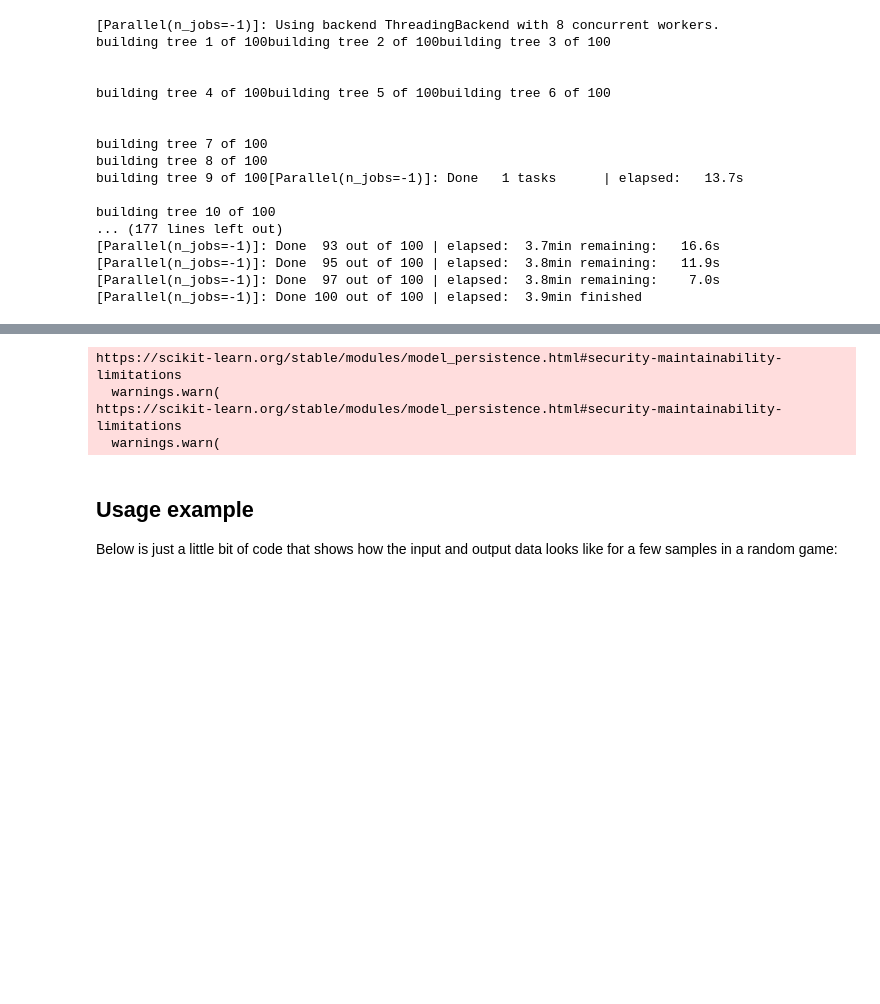
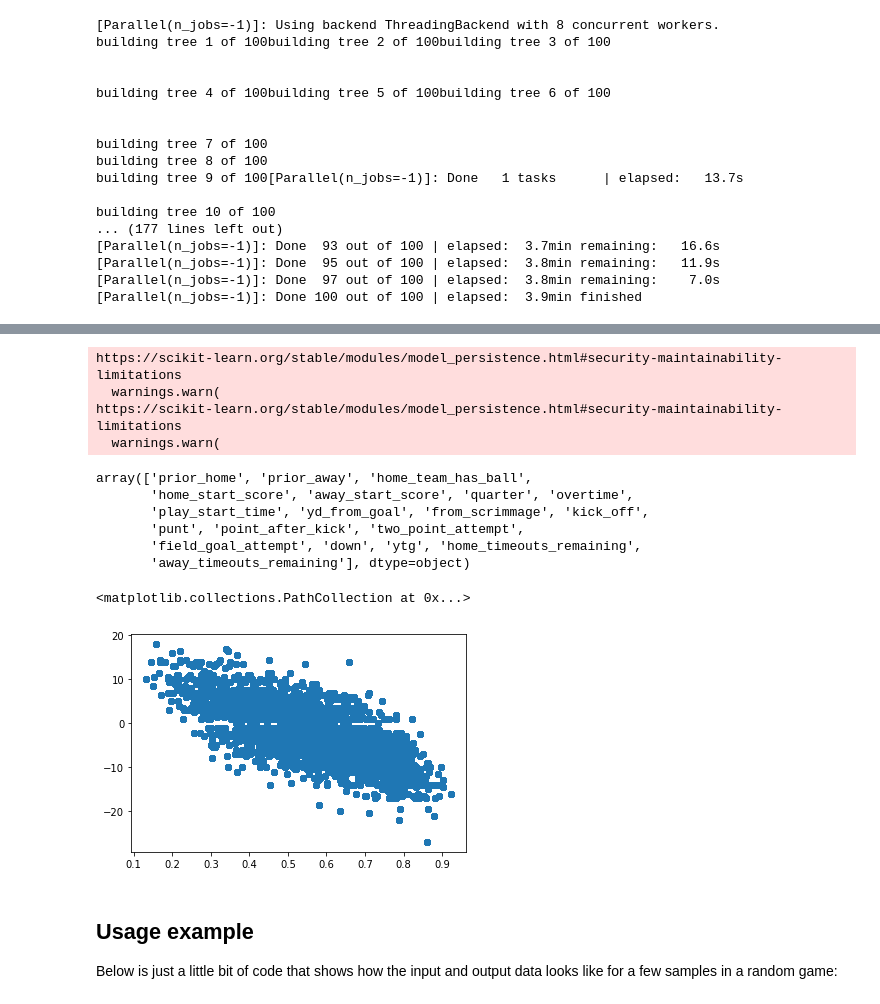
Before and after one commit to lucas-haupt/nfl-live-win-probability, a Jupyter notebook: notebooks/2_game_score_stored_model.ipynb, the cells around one changed output, grey strips where cells are left out. Saved outputs shown, nothing was run; the diff lists cells and outputs as text; code cells hidden in the pictures; blank space fills up the shorter version.

```diff
--- a/notebooks/2_game_score_stored_model.ipynb
+++ b/notebooks/2_game_score_stored_model.ipynb
@@ -168,8 +168,8 @@ X_test = full_df.loc[mask_test&(full_df.continuation==0), input_names].values
 y_test_score_change = full_df.loc[mask_test&(full_df.continuation==0), output_name_score_change].values
 
 
-rf_score_change = RandomForestClassifier(n_estimators=100, max_depth=10, verbose=10, n_jobs=-1).fit(X_train, y_train_score_change)
-
+# rf_score_change = RandomForestClassifier(n_estimators=100, max_depth=10, verbose=10, n_jobs=-1).fit(X_train, y_train_score_change)
+pickle.dump(rf_score_change, open(os.path.join(root_dir, 'models/score_change_random_forest_100_10.p'), 'wb'))
 # clf = MLPClassifier(
 #     hidden_layer_sizes=[10,5],
 #     activation='relu',
@@ -351,11 +295,24 @@ Index(['game_code', 'game_date_x', 'season', 'home_team_id_x',
 # %%
 clf = pickle.load(open(os.path.join(root_dir, "models/game_score_new_4.sav"), 'rb'))
 clf_old = pickle.load(open(os.path.join(root_dir, "models/game_score.sav"), 'rb'))
+clf.feature_names_in_.toli
 # %% [output]
 https://scikit-learn.org/stable/modules/model_persistence.html#security-maintainability-limitations
   warnings.warn(
 https://scikit-learn.org/stable/modules/model_persistence.html#security-maintainability-limitations
   warnings.warn(
+array(['prior_home', 'prior_away', 'home_team_has_ball',
+       'home_start_score', 'away_start_score', 'quarter', 'overtime',
+       'play_start_time', 'yd_from_goal', 'from_scrimmage', 'kick_off',
+       'punt', 'point_after_kick', 'two_point_attempt',
+       'field_goal_attempt', 'down', 'ytg', 'home_timeouts_remaining',
+       'away_timeouts_remaining'], dtype=object)
+# %%
+%matplotlib inline
+plt.scatter(full_df["prior_home"], full_df["cur_spread"])
+# %% [output]
+<matplotlib.collections.PathCollection at 0x...>
+[figure, added]
 # %%
 import time
 def get_model_outputs(model, input_data, running_scores):
```
Also changed, not shown: parts of 4 cells of this notebook.
